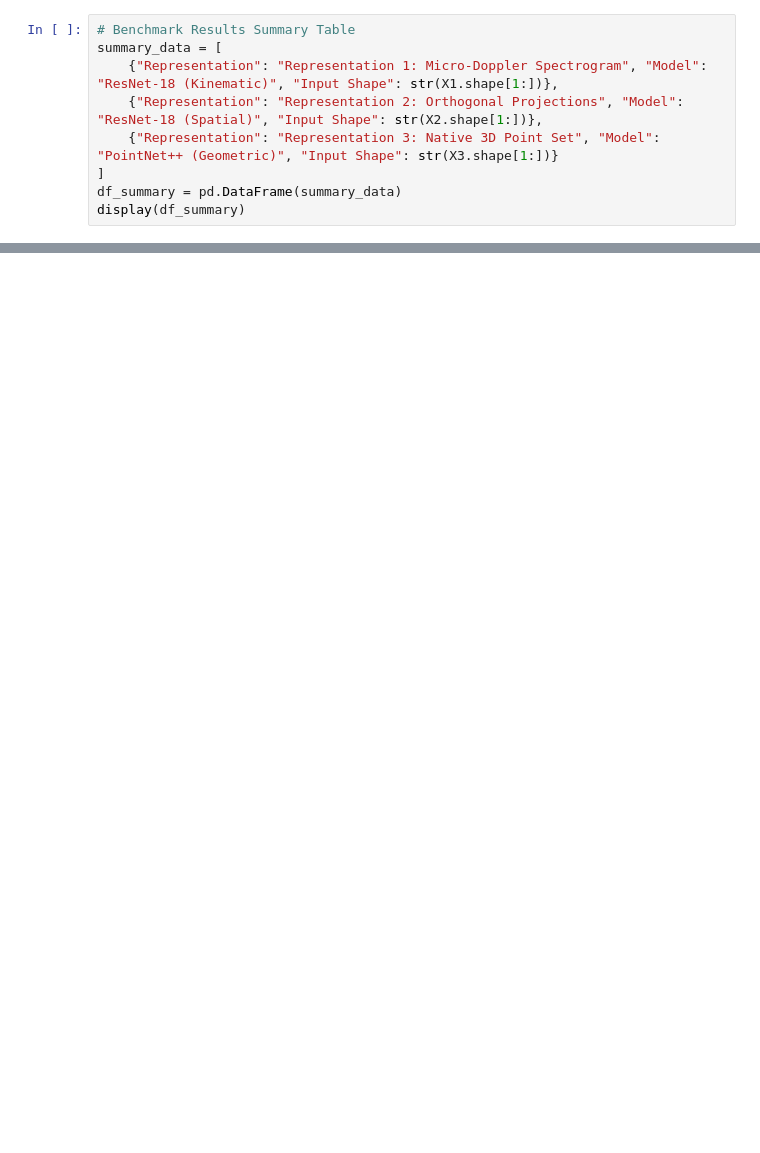
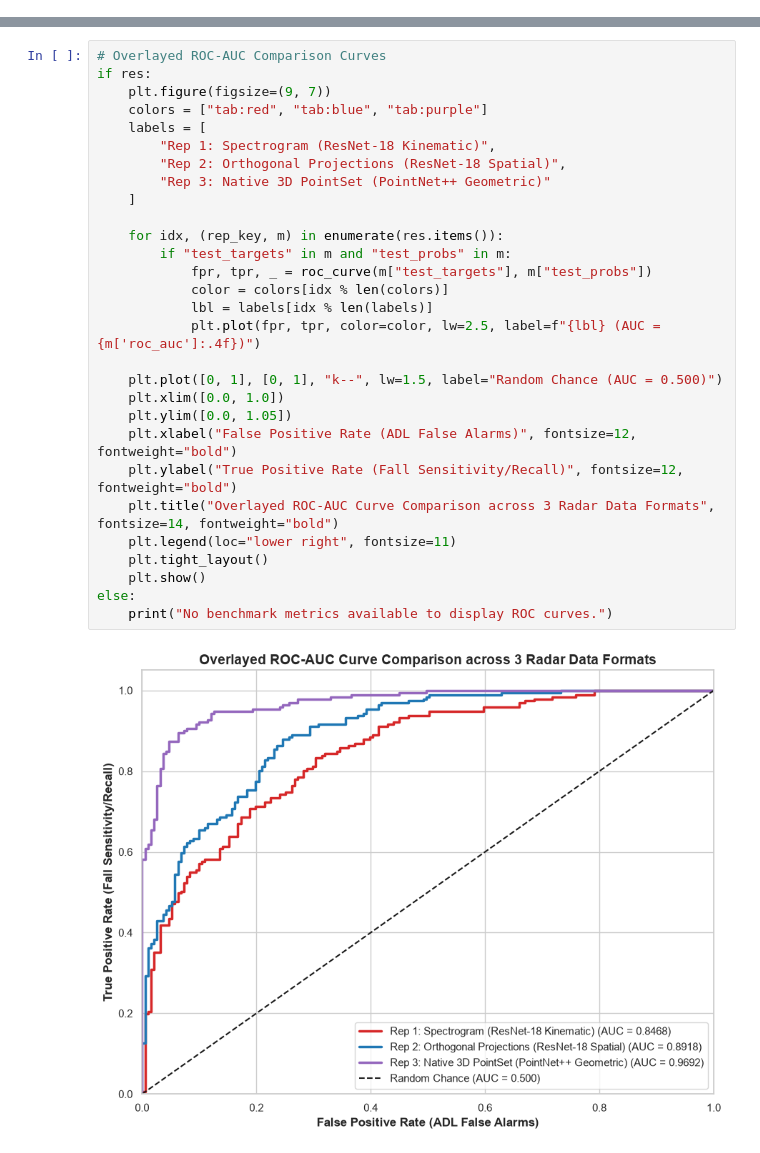
Before and after one commit to JoeyPoel/mmWaves-Fall-Detection, a Jupyter notebook: combined_mmfall_mmwave_radar/representations/compare_radar_representations.ipynb, the cells around one changed output, grey strips where cells are left out. Cells and saved outputs as stored; diff of their text form; blank space fills up the shorter version.

```diff
--- a/combined_mmfall_mmwave_radar/representations/compare_radar_representations.ipynb
+++ b/combined_mmfall_mmwave_radar/representations/compare_radar_representations.ipynb
@@ -33,9 +0,0 @@ Labels: [955 955]
-# %%
-# Benchmark Results Summary Table
-summary_data = [
-    {"Representation": "Representation 1: Micro-Doppler Spectrogram", "Model": "ResNet-18 (Kinematic)", "Input Shape": str(X1.shape[1:])},
-    {"Representation": "Representation 2: Orthogonal Projections", "Model": "ResNet-18 (Spatial)", "Input Shape": str(X2.shape[1:])},
-    {"Representation": "Representation 3: Native 3D Point Set", "Model": "PointNet++ (Geometric)", "Input Shape": str(X3.shape[1:])}
-]
-df_summary = pd.DataFrame(summary_data)
-display(df_summary)
@@ -46,0 +68,31 @@ display(df_summary)
+# %%
+# Overlayed ROC-AUC Comparison Curves
+if res:
+    plt.figure(figsize=(9, 7))
+    colors = ["tab:red", "tab:blue", "tab:purple"]
+    labels = [
+        "Rep 1: Spectrogram (ResNet-18 Kinematic)",
+        "Rep 2: Orthogonal Projections (ResNet-18 Spatial)",
+        "Rep 3: Native 3D PointSet (PointNet++ Geometric)"
+    ]
+
+    for idx, (rep_key, m) in enumerate(res.items()):
+        if "test_targets" in m and "test_probs" in m:
+            fpr, tpr, _ = roc_curve(m["test_targets"], m["test_probs"])
+            color = colors[idx % len(colors)]
+            lbl = labels[idx % len(labels)]
+            plt.plot(fpr, tpr, color=color, lw=2.5, label=f"{lbl} (AUC = {m['roc_auc']:.4f})")
+
+    plt.plot([0, 1], [0, 1], "k--", lw=1.5, label="Random Chance (AUC = 0.500)")
+    plt.xlim([0.0, 1.0])
+    plt.ylim([0.0, 1.05])
+    plt.xlabel("False Positive Rate (ADL False Alarms)", fontsize=12, fontweight="bold")
+    plt.ylabel("True Positive Rate (Fall Sensitivity/Recall)", fontsize=12, fontweight="bold")
+    plt.title("Overlayed ROC-AUC Curve Comparison across 3 Radar Data Formats", fontsize=14, fontweight="bold")
+    plt.legend(loc="lower right", fontsize=11)
+    plt.tight_layout()
+    plt.show()
+else:
+    print("No benchmark metrics available to display ROC curves.")
+# %% [output]
+[figure, added]
```
Also changed, not shown: parts of 6 cells of this notebook, 22 other files.
